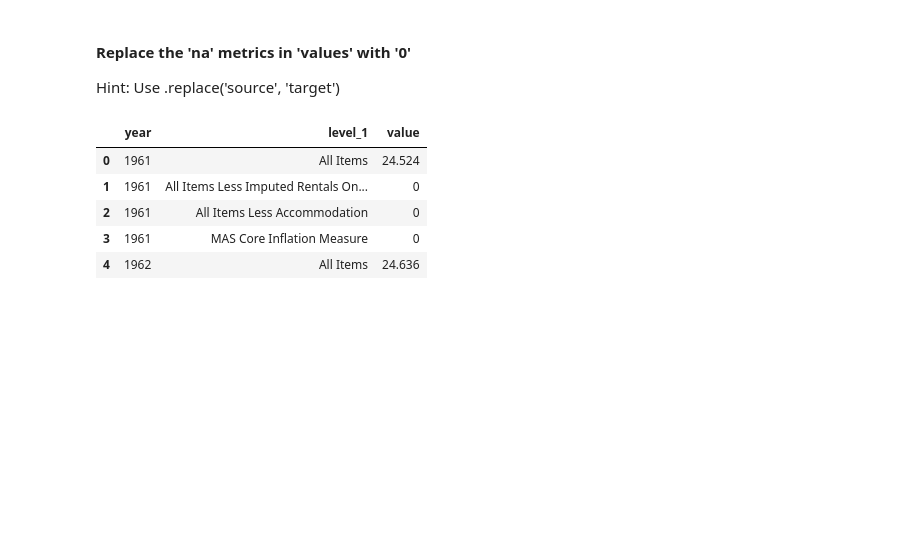
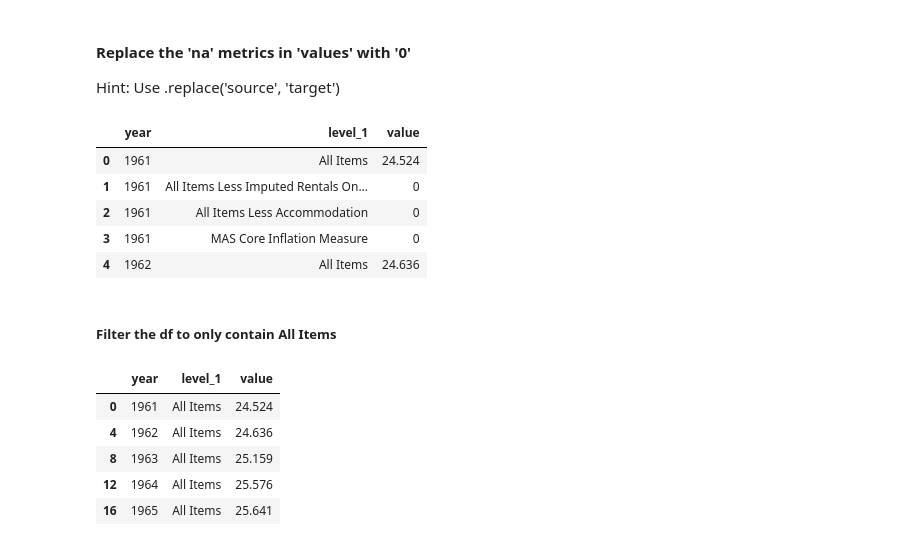
Before and after one commit to sylchw/Python_Tutorials, a Jupyter notebook: Matplotlib/Matplotlib_Tutorial_1.ipynb, the cells around one changed output. Cells and saved outputs as stored; diff of their text form; code cells hidden in the pictures; blank space fills up the shorter version.

```diff
--- a/Matplotlib/Matplotlib_Tutorial_1.ipynb
+++ b/Matplotlib/Matplotlib_Tutorial_1.ipynb
@@ -103,4 +110,17 @@ df.head()
 | 2 | 1961 | All Items Less Accommodation | 0 |
 | 3 | 1961 | MAS Core Inflation Measure | 0 |
 | 4 | 1962 | All Items | 24.636 |
+# %% [markdown]
+##### Filter the df to only contain All Items
+# %%
+df_copy = df.copy()
+df_copy = df_copy[df_copy['level_1'] == 'All Items']
+df_copy.head()
+# %% [output]
+|  | year | level_1 | value |
+| 0 | 1961 | All Items | 24.524 |
+| 4 | 1962 | All Items | 24.636 |
+| 8 | 1963 | All Items | 25.159 |
+| 12 | 1964 | All Items | 25.576 |
+| 16 | 1965 | All Items | 25.641 |
 # %% [markdown]
```
Also changed, not shown: parts of 6 cells of this notebook, 1 other file.
